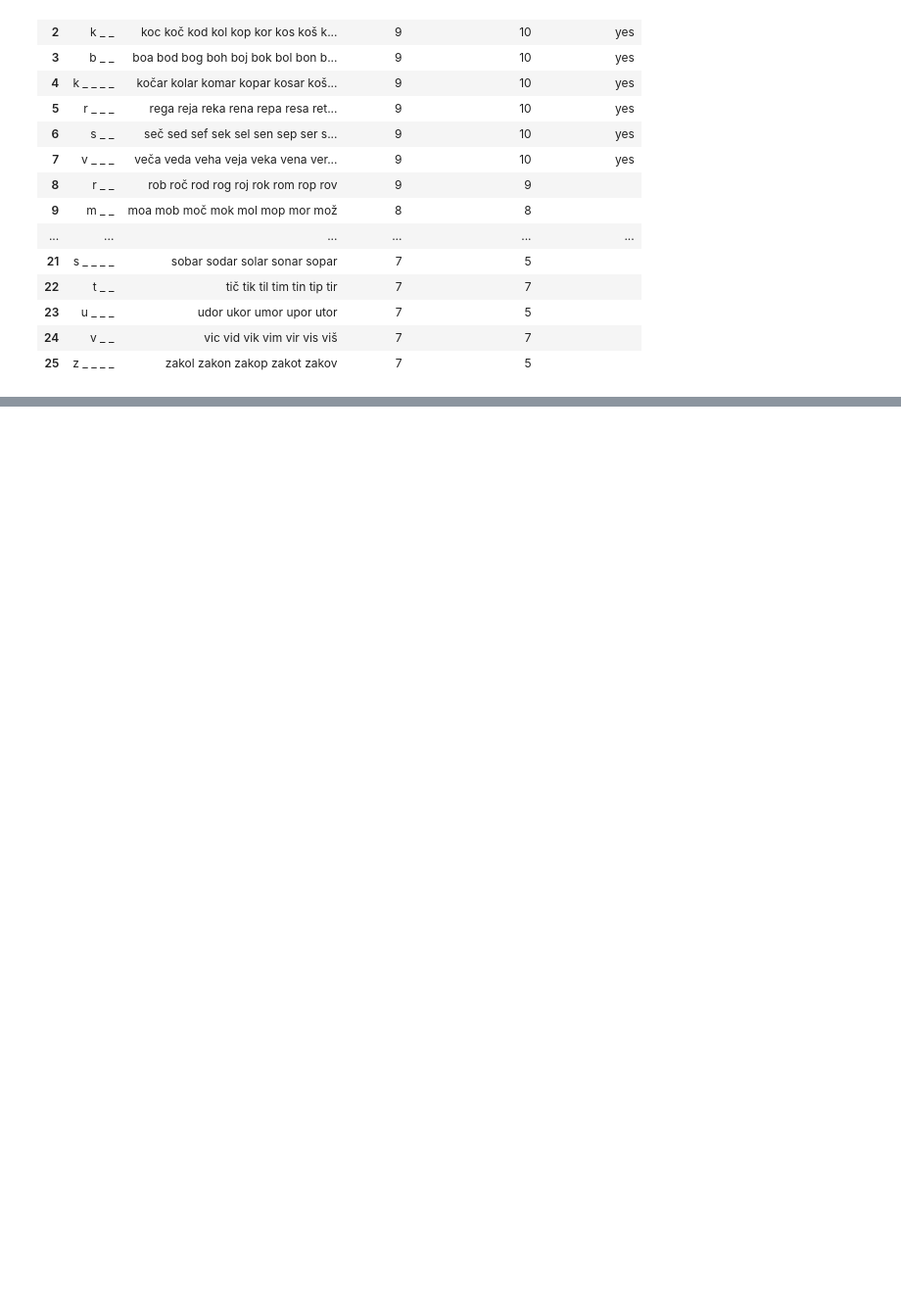
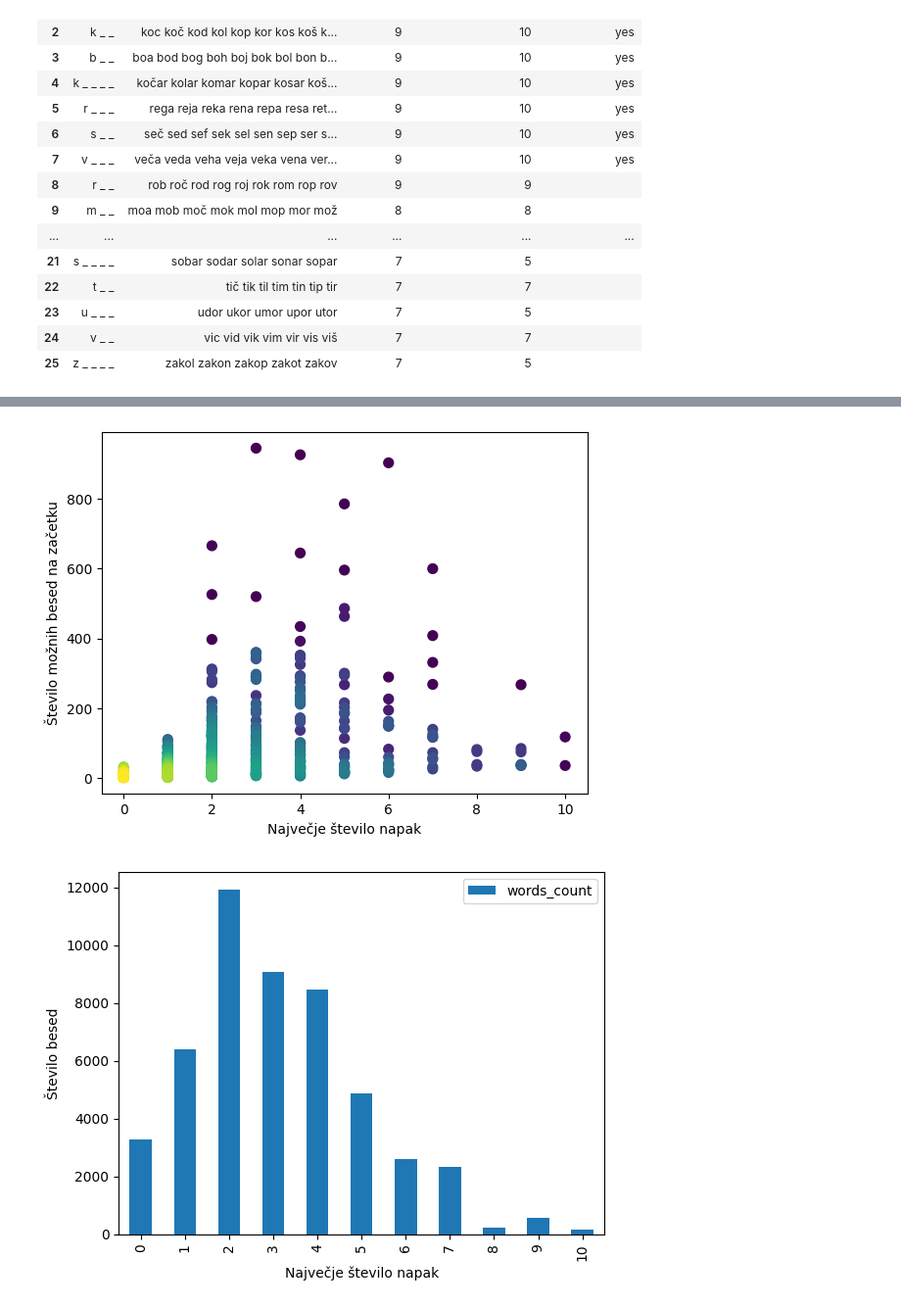
Before and after one commit to Smrt666/Vislice, a Jupyter notebook: vislice.ipynb, the cells around one changed output, grey strips where cells are left out. Shown at 98% size. Drawn from its saved outputs; the diff is of its cells as text; code cells hidden in the pictures; blank space fills up the shorter version.

```diff
--- a/vislice.ipynb
+++ b/vislice.ipynb
@@ -312,0 +363,25 @@ v kateri se besede razlikujejo le v eni črki na enem mestu. Prav tako se te čr
+# %%
+x = strategies_info["worst_case_mistakes"]
+y = strategies_info["words_count"]
+
+# Calculate the point density
+xy = np.vstack([x, y])
+z = np.log(gaussian_kde(xy)(xy))
+z = np.sqrt(z - z.min() + 1)
+
+# Sort the points by density, so that the densest points are plotted last - on top
+idx = z.argsort()
+x, y, z = x[idx], y[idx], z[idx]
+
+fig, ax = plt.subplots()
+ax.scatter(x, y, c=z, s=50)
+plt.xlabel("Največje število napak")
+plt.ylabel("Število možnih besed na začetku")
+plt.show()
+
+ax = strategies_info.groupby("worst_case_mistakes").sum().plot(kind="bar", y="words_count")
+ax.set_xlabel("Največje število napak")
+_ = ax.set_ylabel("Število besed")
+# %% [output]
+[figure, added]
+[figure, added]
```
Also changed, not shown: parts of 10 cells of this notebook, 1 other file.
